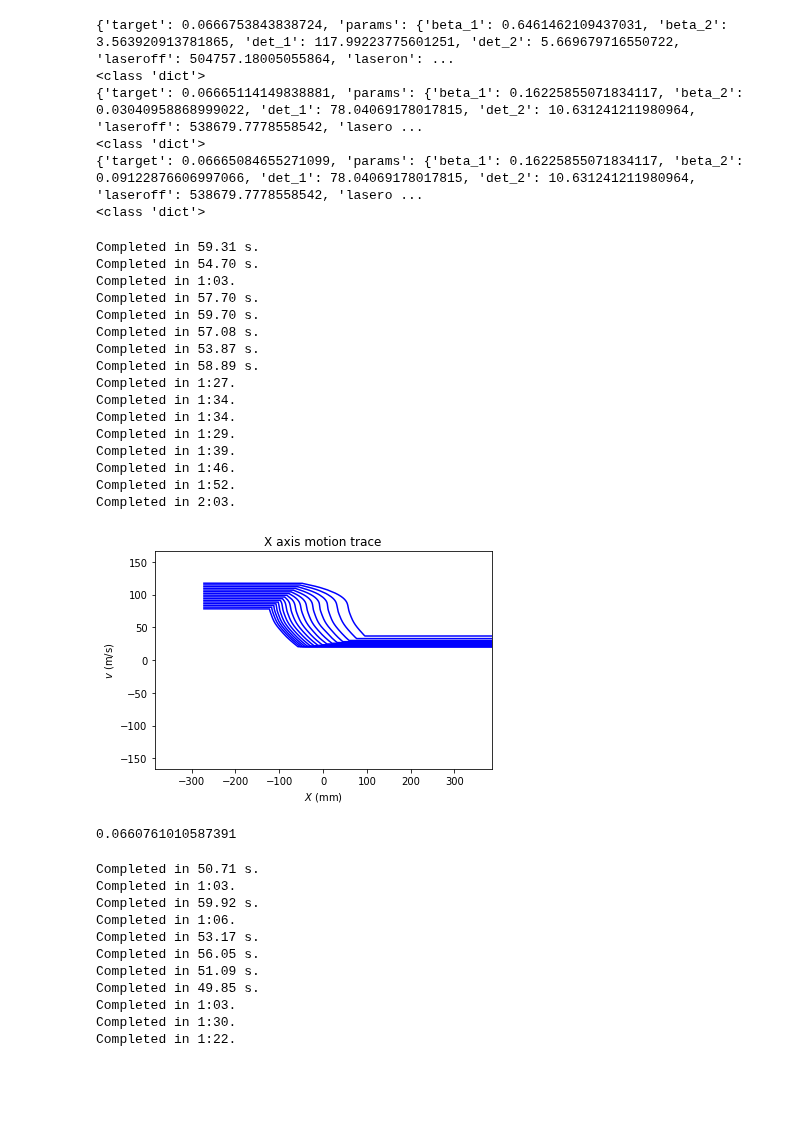
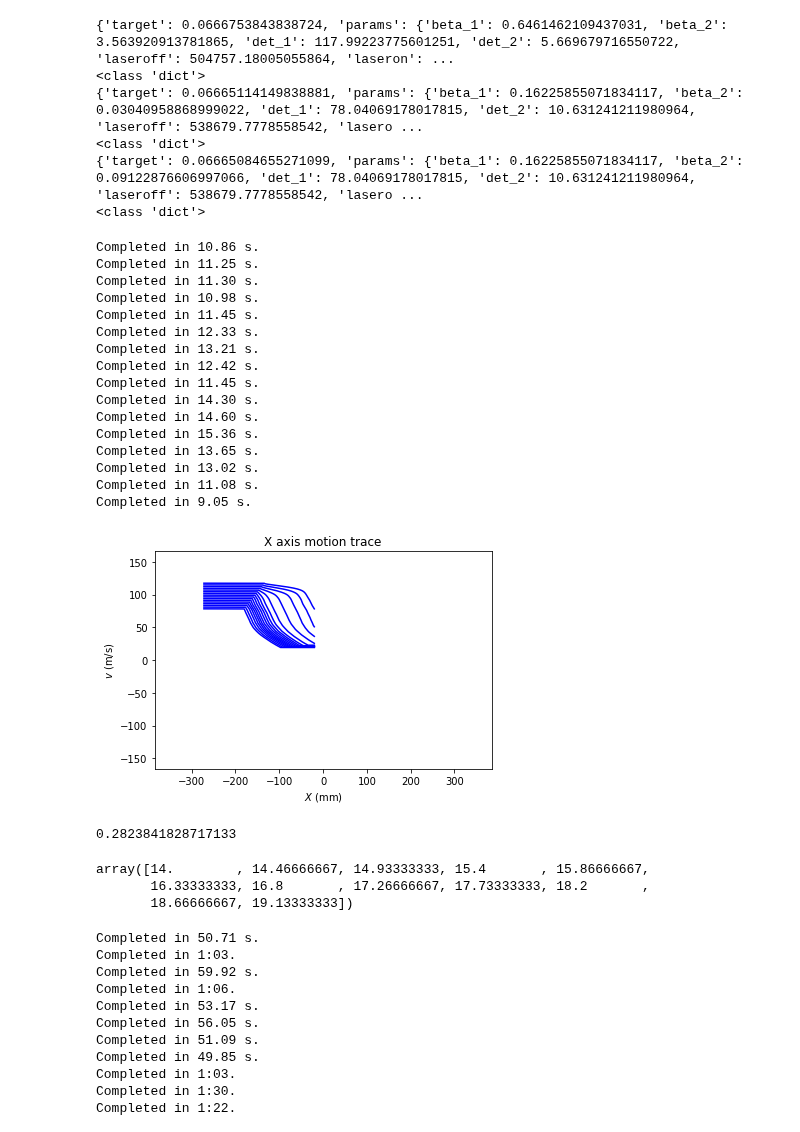
Before and after one commit to DongkyuLim/MgF-simulation, a Jupyter notebook: Expected validation.ipynb, the cells around one changed output. Drawn from its saved outputs; the diff is of its cells as text; code cells hidden in the pictures; blank space fills up the shorter version.

```diff
--- a/Expected validation.ipynb
+++ b/Expected validation.ipynb
@@ -41,44 +41,59 @@ for i in max_parameters:
 {'target': 0.06665084655271099, 'params': {'beta_1': 0.16225855071834117, 'beta_2': 0.09122876606997066, 'det_1': 78.04069178017815, 'det_2': 10.631241211980964, 'laseroff': 538679.7778558542, 'lasero ...
 <class 'dict'>
 # %%
-main_detune = 18.7
-sideband_detune = 120
-white_detune = 15
-beta_1 = 0.69
-beta_2 = 1.98
-laseron = 171312
-laseroff = 505566
-
-max_parameters = db_expected.find({'target' : {"$gte" : 0.06665}},projection={"_id" : False, "target" : False,"datetime" : False})
-test = White_class.Whitelight(**(max_parameters[0]["params"]))
+main_detune = 17.81
+sideband_detune = 162.9
+white_detune = 15.38
+beta_1 = 4.91
+beta_2 = 2.971
+laseron = 140800
+laseroff = 421300
+maxim = {'target': 0.2944409759829353,
+ 'params': {'beta_1': 3.8050995873529567,
+  'beta_2': 9.936559576119455,
+  'det_1': 87.59839010311943,
+  'det_2': 25.530476380724924,
+  'laseroff': 491912.16996315226,
+  'laseron': 162300.30234814572,
+  'main_det': 19.47056298409516}}
+# max_parameters = db_expected.find({'target' : {"$gte" : 0.06665}},projection={"_id" : False, "target" : False,"datetime" : False})
+# test = White_class.Whitelight(main_detune,sideband_detune,white_detune,beta_1,beta_2,laseron,laseroff)
+test = White_class.Whitelight(**maxim['params'])
 # test2 = White_class.Whitelight(**(max_parameters[1]["params"]))
 # %%
 test.motion_trace()
 # test2.motion_trace()
 # %% [output]
-Completed in 59.31 s.
-Completed in 54.70 s.
-Completed in 1:03.
-Completed in 57.70 s.
-Completed in 59.70 s.
-Completed in 57.08 s.
-Completed in 53.87 s.
-Completed in 58.89 s.
-Completed in 1:27.
-Completed in 1:34.
-Completed in 1:34.
-Completed in 1:29.
-Completed in 1:39.
-Completed in 1:46.
-Completed in 1:52.
-Completed in 2:03.
+Completed in 10.86 s.
+Completed in 11.25 s.
+Completed in 11.30 s.
+Completed in 10.98 s.
+Completed in 11.45 s.
+Completed in 12.33 s.
+Completed in 13.21 s.
+Completed in 12.42 s.
+Completed in 11.45 s.
+Completed in 14.30 s.
+Completed in 14.60 s.
+Completed in 15.36 s.
+Completed in 13.65 s.
+Completed in 13.02 s.
+Completed in 11.08 s.
+Completed in 9.05 s.
 # %%
+test.plot(save=0)
 # %% [output]
-[figure, old version]
+[figure, new version]
 # %%
 test.percentage()
 # %% [output]
-0.0660761010587391
+0.2823841828717133
+# %%
+np.array(test.v_trap_initial)
+# %% [output]
+array([14.        , 14.46666667, 14.93333333, 15.4       , 15.86666667,
+       16.33333333, 16.8       , 17.26666667, 17.73333333, 18.2       ,
+       18.66666667, 19.13333333])
 # %%
 test2 = White_class.Whitelight(**(max_parameters[1]["params"]))
 test2.motion_trace()
```
Also changed, not shown: 9 other files.
